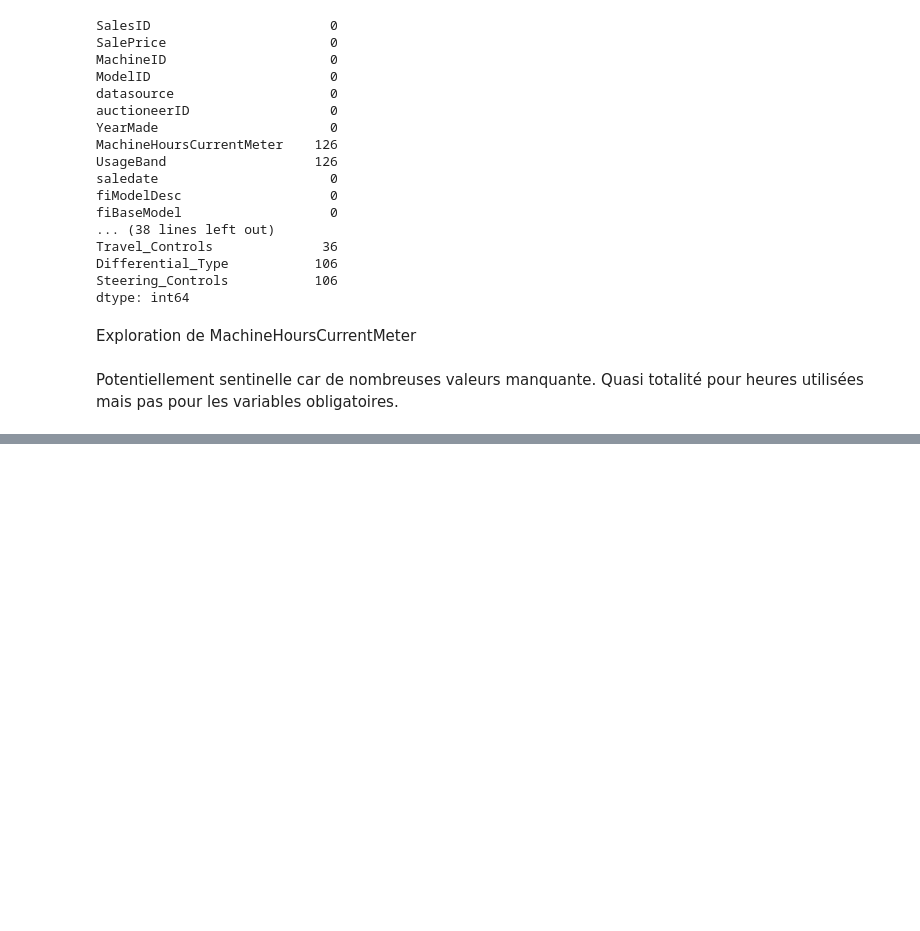
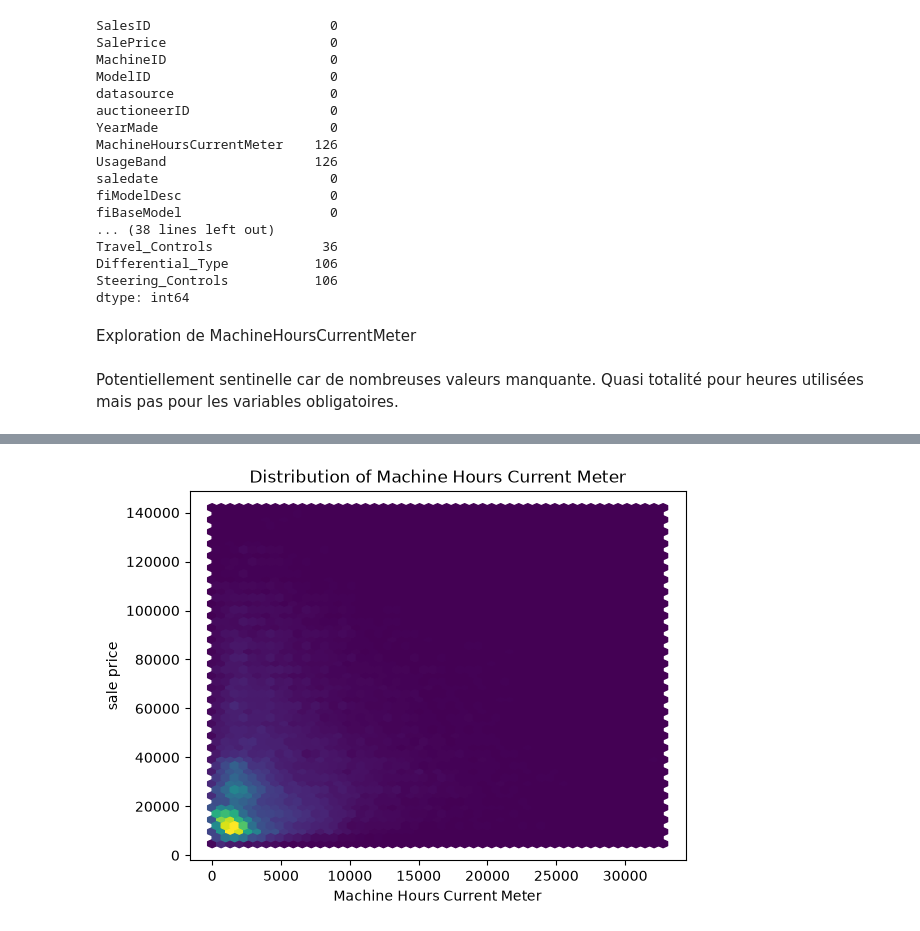
Before and after one commit to AbramLakhvinder/asset-valuation-project, a Jupyter notebook: notebooks/01_data_audit.ipynb, the cells around one changed output, grey strips where cells are left out. Cells and saved outputs as stored; diff of their text form; code cells hidden in the pictures; blank space fills up the shorter version.

```diff
--- a/notebooks/01_data_audit.ipynb
+++ b/notebooks/01_data_audit.ipynb
@@ -329,0 +376,8 @@ HoursRestricted = df[(df["MachineHoursCurrentMeter"]!=0)& (df["MachineHoursCurre
+# %%
+plt.hexbin(HoursRestricted2["MachineHoursCurrentMeter"], HoursRestricted2["SalePrice"], gridsize=50)
+plt.title("Distribution of Machine Hours Current Meter")
+plt.xlabel("Machine Hours Current Meter")
+plt.ylabel("sale price")
+plt.show()
+# %% [output]
+[figure, added]
```
Also changed, not shown: parts of 14 cells of this notebook.
